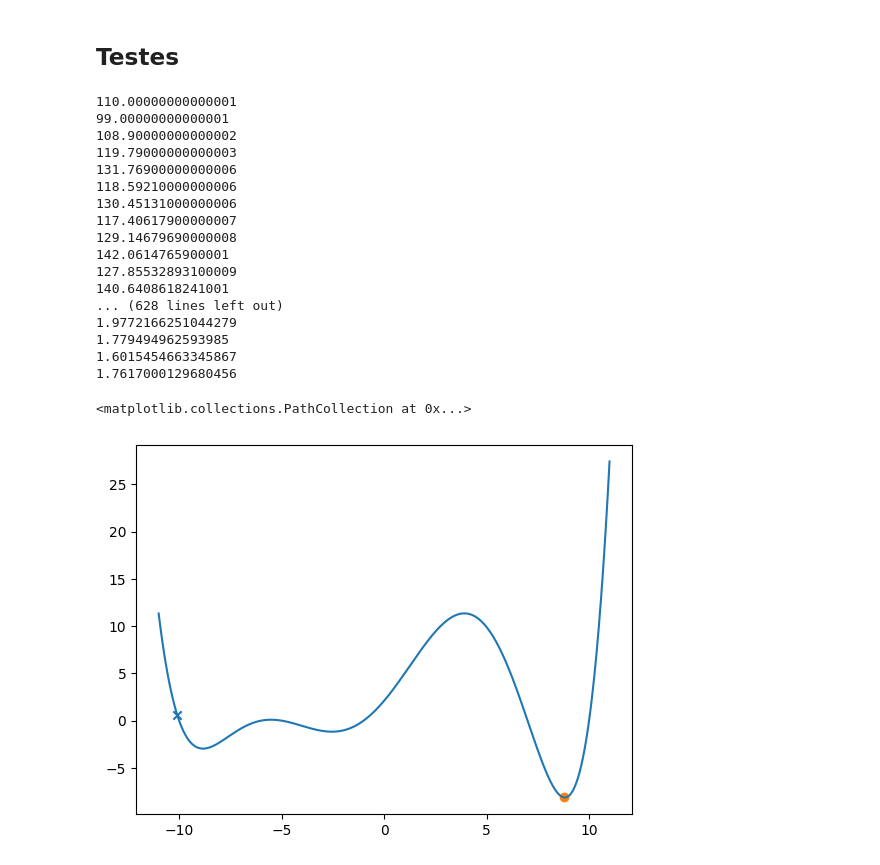
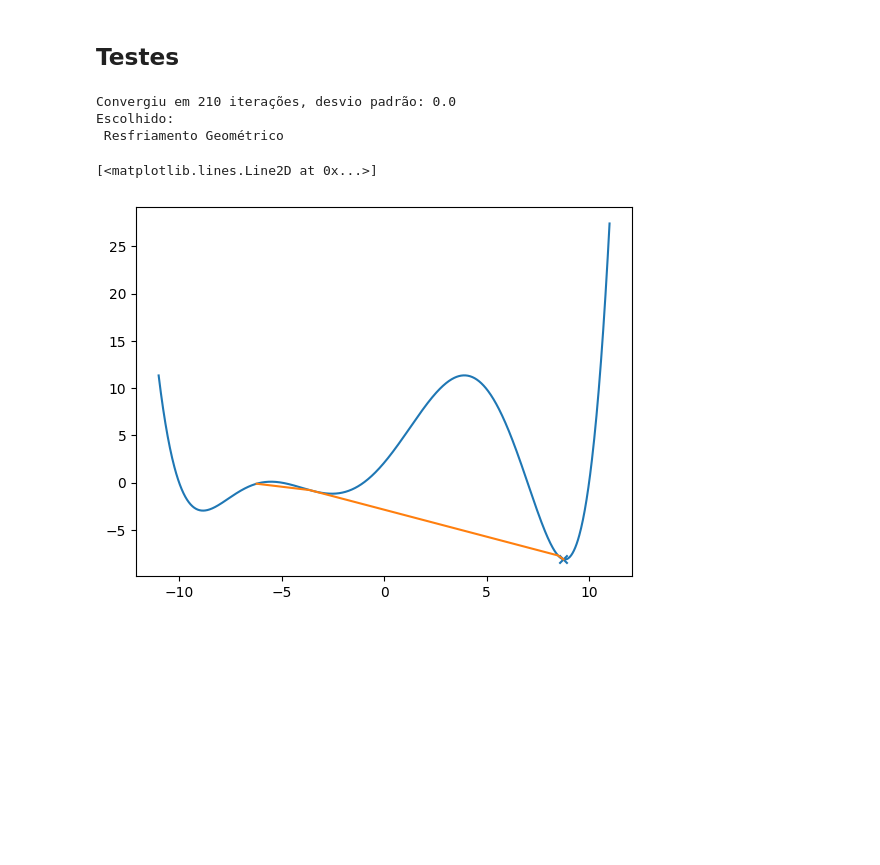
Before and after one commit to Guilhos/ENGG11---Simulated-Annealing, a Jupyter notebook: SA.ipynb, the cells around one changed output. Cells and saved outputs as stored; diff of their text form; code cells hidden in the pictures; blank space fills up the shorter version.

Commit message:
Convergencia

```diff
--- a/SA.ipynb
+++ b/SA.ipynb
@@ -18,13 +18,16 @@ fv = function(x)
 # %% [markdown]
 ## SA
 # %%
-def SA(search_space, F, T, opc):
+def SA(search_space, F, T, opc,convR):
     scale = np.sqrt(T) ## Suggested by Robert & Casella (Intro to MC)
     start = np.random.choice(search_space)
     x = start
     best = x
+    convergencia = []
     history = [x]
-    for i in range(1000):
+    i = 0
+    while True:
+        i+=1
         # Cálculo da vizinhança
         candidate = x + np.random.normal()*scale #.uniform(-1, 1, size=1) * scale
 
@@ -34,17 +37,25 @@ def SA(search_space, F, T, opc):
 
             # Aceitação probabilística
             b = np.random.rand()
-            if (b - np.exp(-deltaE/(i*T))) >= 0: # Caso TRUE, o candidato é descartado
+            if np.log(b)*T - deltaE < 0: # Caso TRUE, o candidato é descartado
                 candidate = x
 
             x = candidate
 
             if F(x) < F(best):
                     best = x
+            convergencia.append(F(x))
+            if i > convR:
+                del convergencia[0]
+                if np.std(convergencia) <= 1e-3:
+                    print(f'Convergiu em {i} iterações, desvio padrão: {np.std(convergencia)}')
+                    break
 
             T = resfriamento(T,i,deltaE, 0.9, 0, opc)
             history.append(x)
 
+    dicio = {'1': 'Linear', '2': 'Geométrico', '3': 'Logarítimico', '4': 'Híbrido', '5': 'Exponencial', '0': 'Adaptativo'}
+    print(f'Escolhido: \n Resfriamento {dicio[str(opc)]}')
     return x, history, best
 
 def resfriamento(T, k, deltaE, a = 0.75, b = 0, opc = 0):
@@ -59,7 +70,7 @@ def resfriamento(T, k, deltaE, a = 0.75, b = 0, opc = 0):
             T = (k/(k+1))*T
         else:
             T = a*T
-    elif opc == 5: # Exponencial
+    elif opc == 5: # Exponencial - Converge em 10000
         T = T/(1+b*T)
     else: # Adaptativa, ASL
         if deltaE > 0:
@@ -71,29 +82,15 @@ def resfriamento(T, k, deltaE, a = 0.75, b = 0, opc = 0):
 ## Testes
 # %%
 X = np.linspace(-11, 11, num=1000)
-x1, history, best = SA(X, function, T = 100, opc = 0)
+x1, history, best = SA(X, function, T = 100, opc = 2, convR = 100)
 
 plt.plot(X, function(X))
 plt.scatter(x1, function(x1), marker='x')
-plt.scatter(best, function(best), marker='o')
-#plt.plot(history, [function(y) for y in history])
+#plt.scatter(best, function(best), marker='o')
+plt.plot(history, [function(y) for y in history])
 # %% [output]
-110.00000000000001
-99.00000000000001
-108.90000000000002
-119.79000000000003
-131.76900000000006
-118.59210000000006
-130.45131000000006
-117.40617900000007
-129.14679690000008
-142.0614765900001
-127.85532893100009
-140.6408618241001
-... (628 lines left out)
-1.9772166251044279
-1.779494962593985
-1.6015454663345867
-1.7617000129680456
+Convergiu em 210 iterações, desvio padrão: 0.0
+Escolhido:
+ Resfriamento Geométrico
-<matplotlib.collections.PathCollection at 0x...>
+[<matplotlib.lines.Line2D at 0x...>]
-[figure, old version]
+[figure, new version]
```
